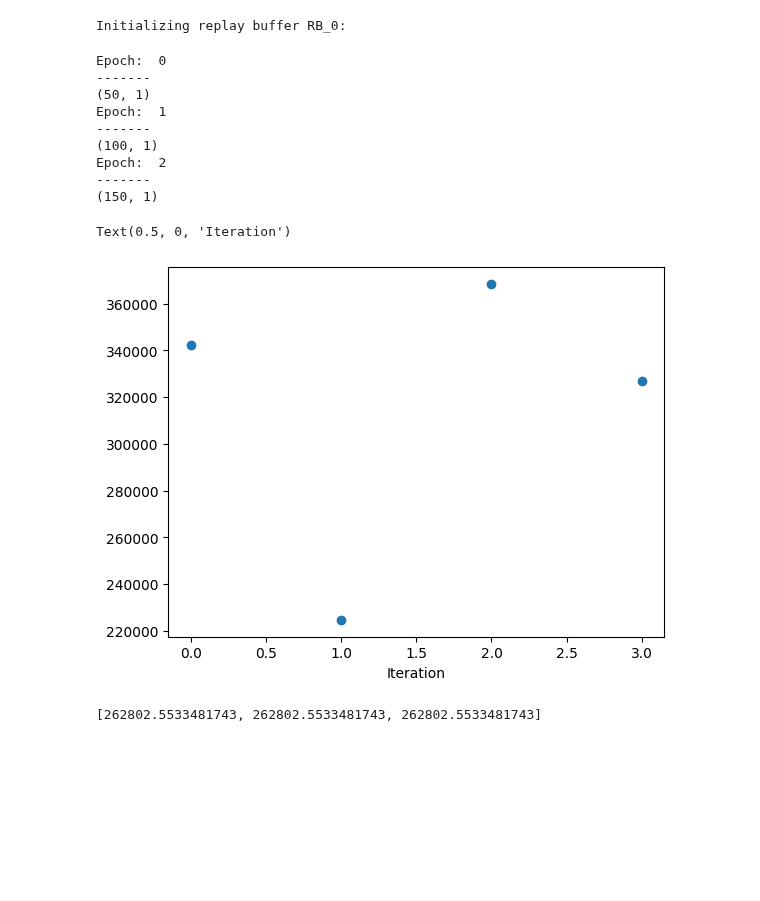
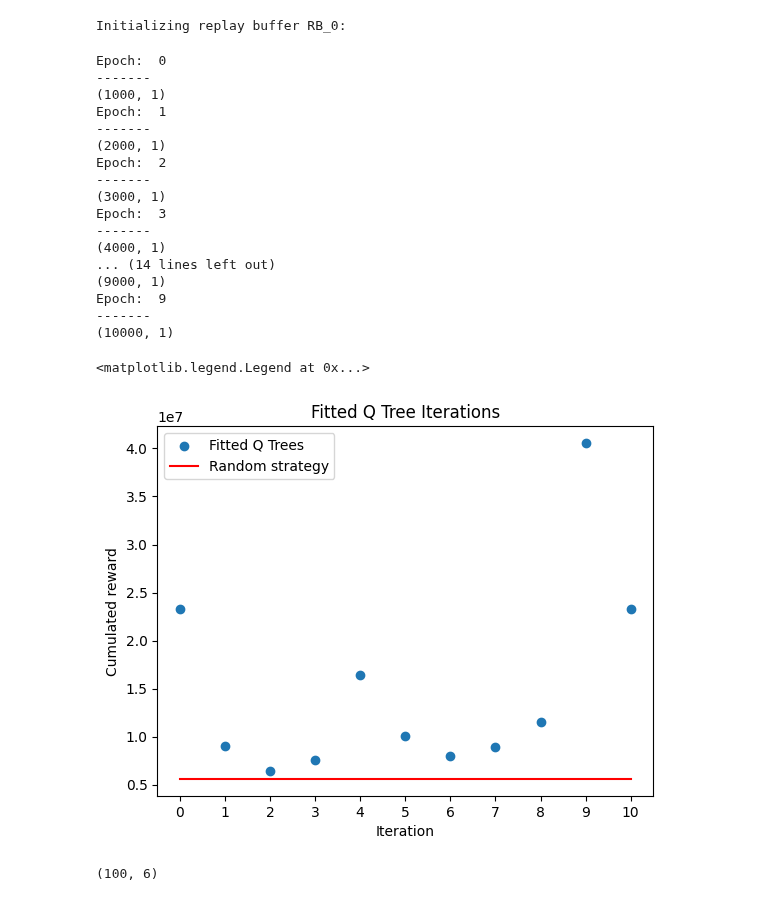
Before and after one commit to SuReLI/hiv_experiment, a Jupyter notebook: 2023/Extra_trees/Extra_trees.ipynb, the cells around one changed output. Saved outputs shown, nothing was run; the diff lists cells and outputs as text; code cells hidden in the pictures; blank space fills up the shorter version.

Commit message:
plots

```diff
--- a/2023/Extra_trees/Extra_trees.ipynb
+++ b/2023/Extra_trees/Extra_trees.ipynb
@@ -141,7 +141,7 @@ class ExtraTree:
         nb_trees = len(self.checkpoints)
         actions = np.zeros((1+nb_trees, self.duration))
         states = np.zeros((1+nb_trees, self.duration, 6))
-        for i in range(nb_trees):
+        for i in trange(nb_trees+1):
             self.env.reset()
             cum_reward_tree = 0
             for k in range(self.duration):
@@ -153,7 +153,7 @@ class ExtraTree:
                 else: # Fitted Q Tree
                     for idx_a in range(4):
                         a = self.env.action_set[idx_a]
-                        y_pred = self.checkpoints[i].predict(np.concatenate([s,a]).reshape(1, -1))
+                        y_pred = self.checkpoints[i-1].predict(np.concatenate([s,a]).reshape(1, -1))
                         y_res.append(y_pred)
                     idx_a = np.argmax(y_res)
                 a = self.env.action_set[idx_a]
@@ -166,14 +166,14 @@ class ExtraTree:
         return actions, states, self.cumulated_rewards
 # %%
 patient = HIVPatient()
-config_test = {'gamma': 0.99,
-               'nb_patients': 5,
-               'duration': 10 }
+config_test = {'gamma': 0.95,
+               'nb_patients': 10,
+               'duration': 100 }
 
 
 Tree_test = ExtraTree(config=config_test,
                       env=patient,
-                      nb_epoch= 3)
+                      nb_epoch= 10)
 # %% [output]
 Initializing replay buffer RB_0:
 # %%
@@ -181,22 +181,35 @@ Tree_test.train()
 # %% [output]
 Epoch:  0
 -------
-(50, 1)
+(1000, 1)
 Epoch:  1
 -------
-(100, 1)
+(2000, 1)
 Epoch:  2
 -------
-(150, 1)
+(3000, 1)
+Epoch:  3
+-------
+(4000, 1)
+... (14 lines left out)
+(9000, 1)
+Epoch:  9
+-------
+(10000, 1)
 # %%
 actions, states, cum_reward = Tree_test.test()
-# %%
-plt.scatter(range(len(cum_reward)),cum_reward)
-plt.xlabel('Iteration')
-# %% [output]
-Text(0.5, 0, 'Iteration')
-[figure, removed]
-# %%
-cum_reward
-# %% [output]
-[262802.5533481743, 262802.5533481743, 262802.5533481743]
+# %%
+plt.scatter(range(len(cum_reward)-1),cum_reward[1:], label='Fitted Q Trees')
+plt.plot(range(len(cum_reward)-1), [cum_reward[0] for i in range(len(cum_reward)-1)], label='Random strategy', color='red')
+plt.xlabel('Iteration')
+plt.ylabel('Cumulated reward')
+plt.title('Fitted Q Tree Iterations')
+plt.xticks(range(len(cum_reward)-1))
+plt.legend()
+# %% [output]
+<matplotlib.legend.Legend at 0x...>
+[figure, added]
+# %%
+states[0].shape
+# %% [output]
+(100, 6)
```
Also changed, not shown: parts of 3 cells of this notebook.
